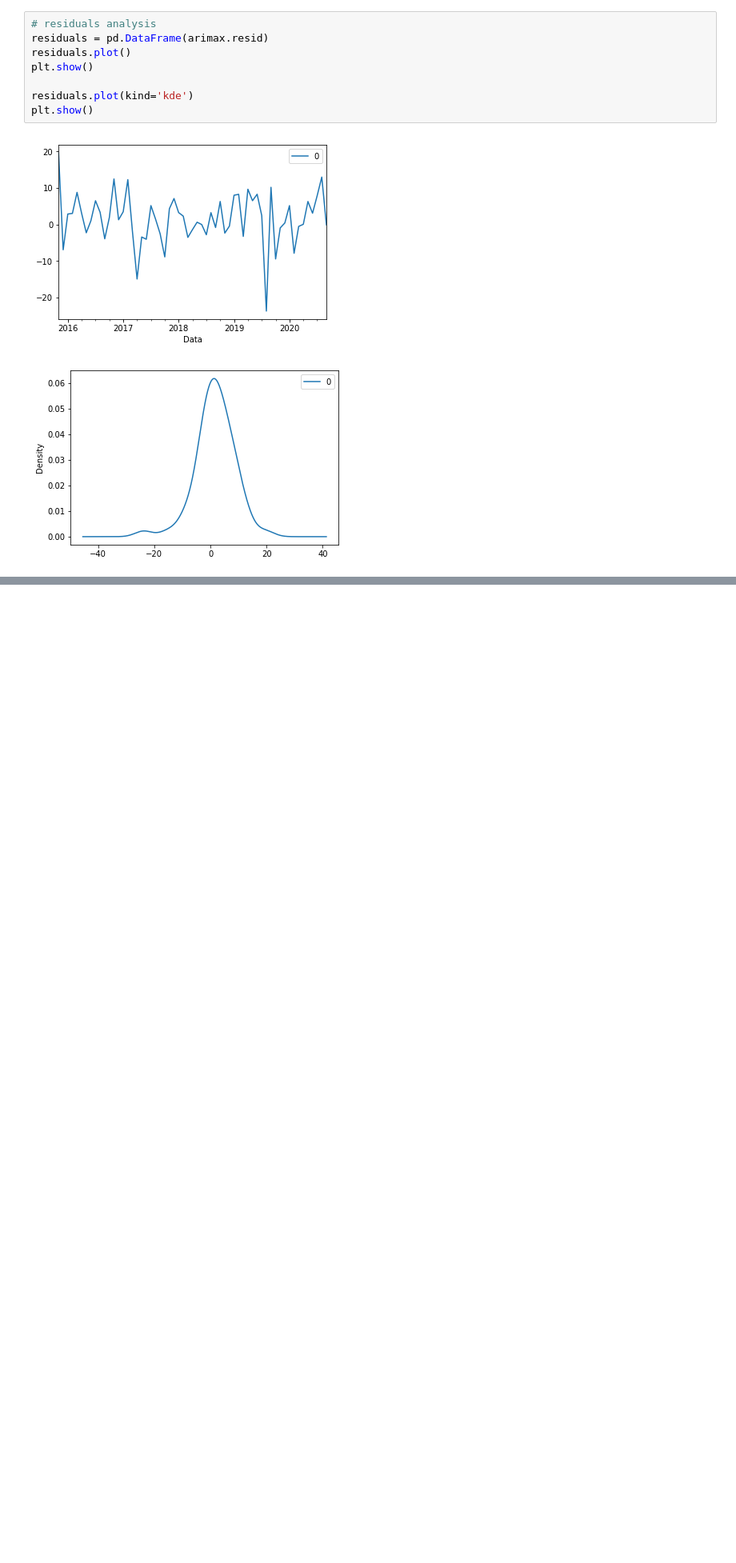
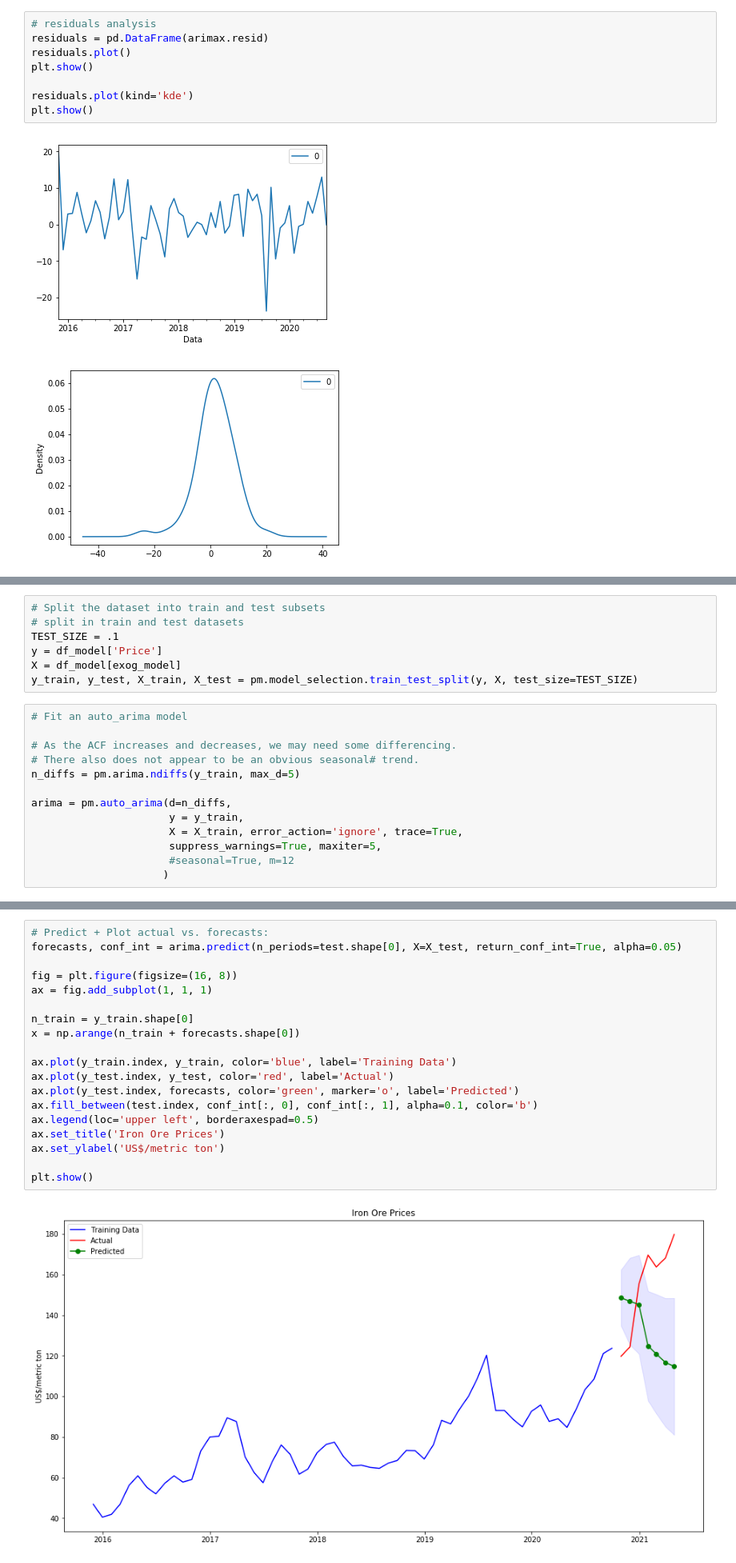
Before and after one commit to rejaneol/iron_ore_price_forecasting, a Jupyter notebook: iron-ore-prices-forecasting.ipynb, the cells around one changed output, grey strips where cells are left out. Shown at 80% size. Drawn from its saved outputs; the diff is of its cells as text; blank space fills up the shorter version.

Commit message:
add auto arima model + crossvalidate

```diff
--- a/iron-ore-prices-forecasting.ipynb
+++ b/iron-ore-prices-forecasting.ipynb
@@ -612,0 +619,20 @@ plt.show()
+# %%
+# Split the dataset into train and test subsets
+# split in train and test datasets
+TEST_SIZE = .1
+y = df_model['Price']
+X = df_model[exog_model]
+y_train, y_test, X_train, X_test = pm.model_selection.train_test_split(y, X, test_size=TEST_SIZE)
+# %%
+# Fit an auto_arima model
+
+# As the ACF increases and decreases, we may need some differencing.
+# There also does not appear to be an obvious seasonal# trend.
+n_diffs = pm.arima.ndiffs(y_train, max_d=5)
+
+arima = pm.auto_arima(d=n_diffs,
+                      y = y_train,
+                      X = X_train, error_action='ignore', trace=True,
+                      suppress_warnings=True, maxiter=5,
+                      #seasonal=True, m=12
+                     )
@@ -612,0 +681,21 @@ plt.show()
+# %%
+# Predict + Plot actual vs. forecasts:
+forecasts, conf_int = arima.predict(n_periods=test.shape[0], X=X_test, return_conf_int=True, alpha=0.05)
+
+fig = plt.figure(figsize=(16, 8))
+ax = fig.add_subplot(1, 1, 1)
+
+n_train = y_train.shape[0]
+x = np.arange(n_train + forecasts.shape[0])
+
+ax.plot(y_train.index, y_train, color='blue', label='Training Data')
+ax.plot(y_test.index, y_test, color='red', label='Actual')
+ax.plot(y_test.index, forecasts, color='green', marker='o', label='Predicted')
+ax.fill_between(test.index, conf_int[:, 0], conf_int[:, 1], alpha=0.1, color='b')
+ax.legend(loc='upper left', borderaxespad=0.5)
+ax.set_title('Iron Ore Prices')
+ax.set_ylabel('US$/metric ton')
+
+plt.show()
+# %% [output]
+[figure, added]
```
Also changed, not shown: parts of 40 cells of this notebook.
